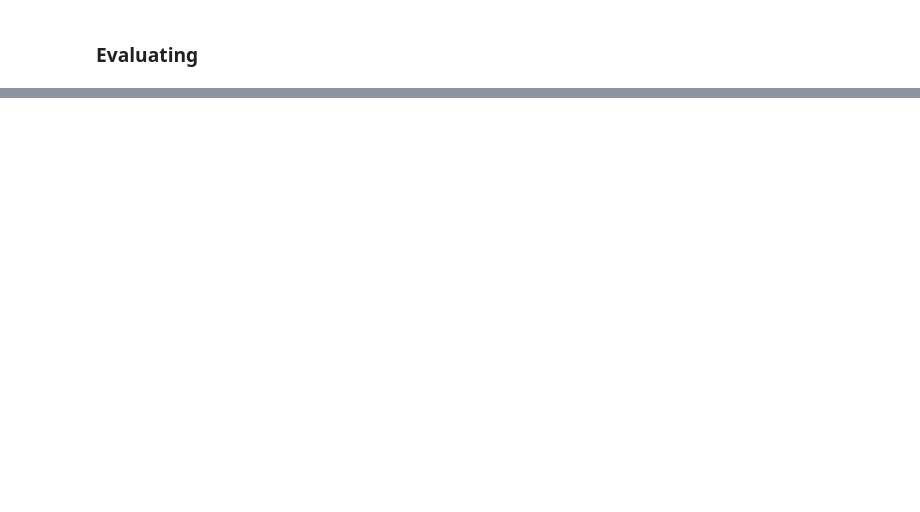
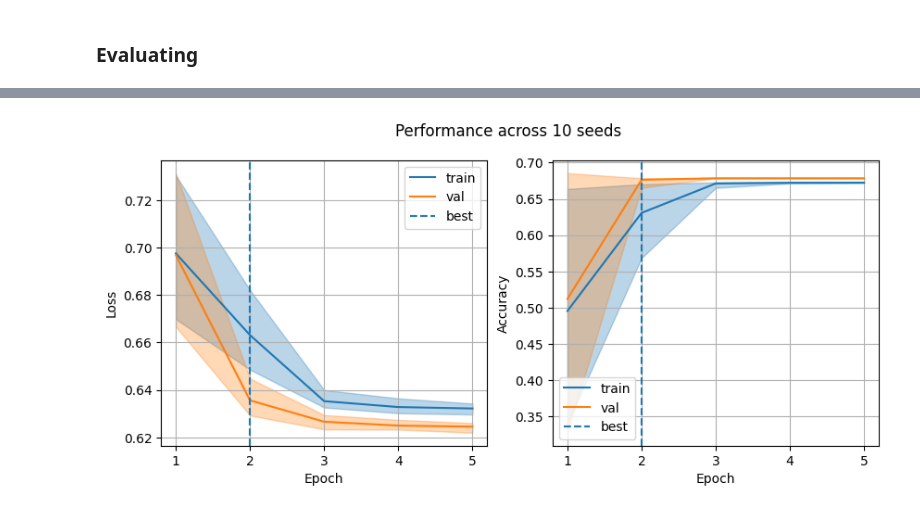
Before and after one commit to giterdelextreme/EE-559, a Jupyter notebook: MEGA_Hatemoji.ipynb, the cells around one changed output, grey strips where cells are left out. Cells and saved outputs as stored; diff of their text form; code cells hidden in the pictures; blank space fills up the shorter version.

```diff
--- a/MEGA_Hatemoji.ipynb
+++ b/MEGA_Hatemoji.ipynb
@@ -260,0 +310,54 @@ without: 70.3 % accuarcy
+# %%
+# Plot with epochs
+def aggregate_over_seeds(data, epochs):
+    means = []
+    mins = []
+    maxs = []
+    padded_data = []
+    for seed_data in data:
+        # some seeds may have stopped early
+        # hence pad with edge values
+        padded_data.append(np.pad(seed_data, (0, epochs-len(seed_data)), 'edge'))
+    for epoch in range(N_EPOCHS):
+        epoch_data = torch.Tensor([seed[epoch] for seed in padded_data])
+        means.append(torch.mean(epoch_data))
+        mins.append(torch.min(epoch_data))
+        maxs.append(torch.max(epoch_data))
+
+    return means, mins, maxs
+
+mean_train_accs, min_train_accs, max_train_accs = aggregate_over_seeds(all_train_accs, N_EPOCHS)
+mean_val_losses, min_val_losses, max_val_losses= aggregate_over_seeds(all_val_losses, N_EPOCHS)
+mean_val_accs, min_val_accs, max_val_accs = aggregate_over_seeds(all_val_accs, N_EPOCHS)
+mean_train_losses, min_train_losses, max_train_losses = aggregate_over_seeds(all_train_losses, N_EPOCHS)
+
+os.makedirs(f"figures/", exist_ok=True)
+
+fig, ax = plt.subplots(1,2, figsize=(10,4))
+epoch_axis = range(1, N_EPOCHS+1)
+ax[0].plot(epoch_axis, mean_train_losses, color='C0', label='train')
+ax[0].fill_between(epoch_axis, min_train_losses, max_train_losses, color='C0', alpha=0.3)
+ax[0].plot(epoch_axis, mean_val_losses, color='C1', label='val')
+ax[0].fill_between(epoch_axis, min_val_losses, max_val_losses, color='C1', alpha=0.3)
+ax[0].axvline(best_epoch+1, label='best', linestyle='--')
+ax[0].set_xlabel("Epoch")
+ax[0].set_ylabel("Loss")
+ax[0].set_xticks(epoch_axis)
+ax[0].grid()
+ax[0].legend()
+
+ax[1].plot(epoch_axis, mean_train_accs, color='C0', label='train')
+ax[1].fill_between(epoch_axis, min_train_accs, max_train_accs, color='C0', alpha=0.3)
+ax[1].plot(epoch_axis, mean_val_accs, color='C1', label='val')
+ax[1].fill_between(epoch_axis, min_val_accs, max_val_accs, color='C1', alpha=0.3)
+ax[1].axvline(best_epoch+1, label='best', linestyle='--')
+ax[1].set_xlabel("Epoch")
+ax[1].set_ylabel("Accuracy")
+ax[1].set_xticks(epoch_axis)
+ax[1].grid()
+ax[1].legend()
+fig.suptitle("Performance across 10 seeds")
+plt.savefig(f"figures/epochs_10seeds")
+plt.show()
+# %% [output]
+[figure, added]
```
Also changed, not shown: parts of 5 cells of this notebook, 1 other file.
